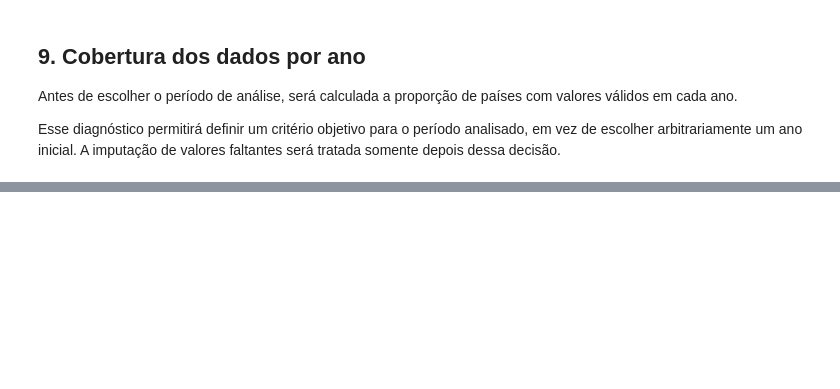
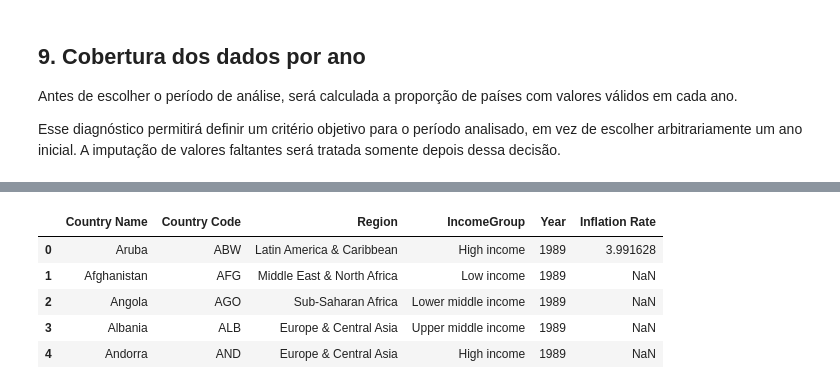
Before and after one commit to LeoPHP1/TP2_Data_science, a Jupyter notebook: TP2_inflacao.ipynb, the cells around one changed output, grey strips where cells are left out. Cells and saved outputs as stored; diff of their text form; code cells hidden in the pictures; blank space fills up the shorter version.

```diff
--- a/TP2_inflacao.ipynb
+++ b/TP2_inflacao.ipynb
@@ -166,0 +257,17 @@ plt.show()
+# %%
+inflation_df_long = inflation_countries_filtered.melt(
+    id_vars=["Country Name", "Country Code", "Region", "IncomeGroup"],
+    value_vars=valid_years,
+    var_name="Year",
+    value_name="Inflation Rate"
+)
+
+inflation_df_long["Year"] = inflation_df_long["Year"].astype(int)
+display(inflation_df_long.head())
+# %% [output]
+|  | Country Name | Country Code | Region | IncomeGroup | Year | Inflation Rate |
+| 0 | Aruba | ABW | Latin America & Caribbean | High income | 1989 | 3.991628 |
+| 1 | Afghanistan | AFG | Middle East & North Africa | Low income | 1989 | NaN |
+| 2 | Angola | AGO | Sub-Saharan Africa | Lower middle income | 1989 | NaN |
+| 3 | Albania | ALB | Europe & Central Asia | Upper middle income | 1989 | NaN |
+| 4 | Andorra | AND | Europe & Central Asia | High income | 1989 | NaN |
```
Also changed, not shown: parts of 17 cells of this notebook.
